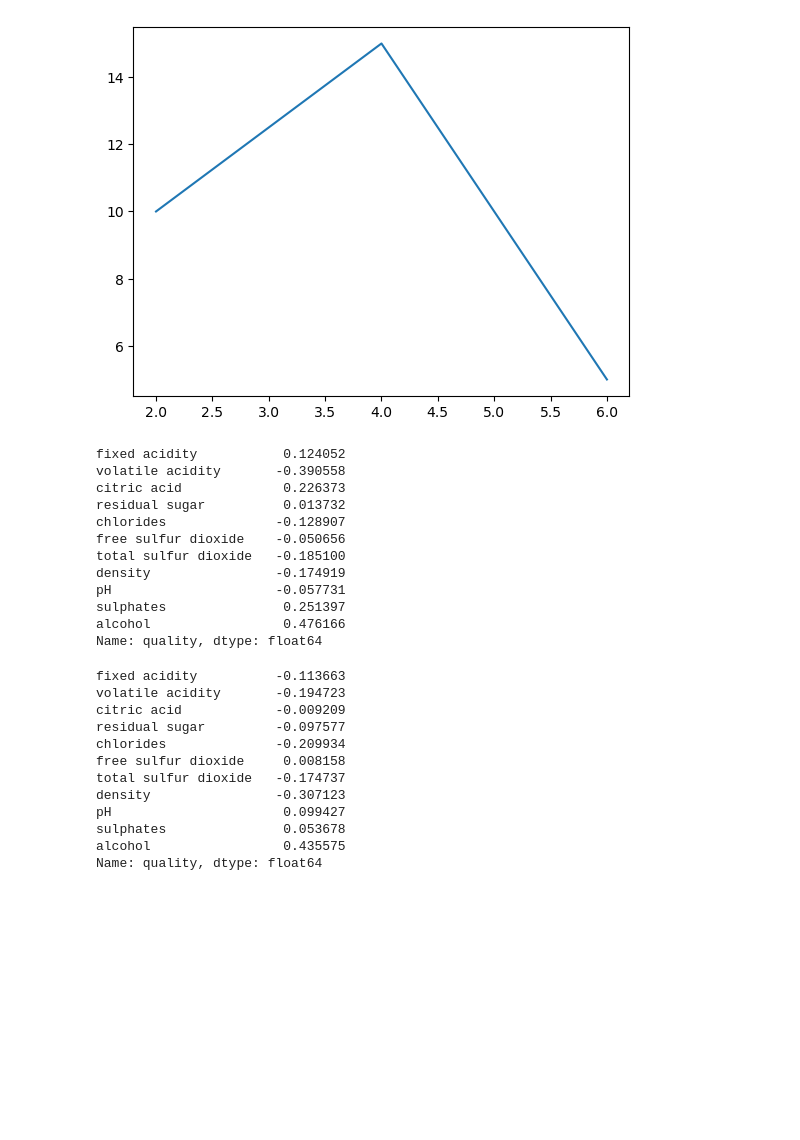
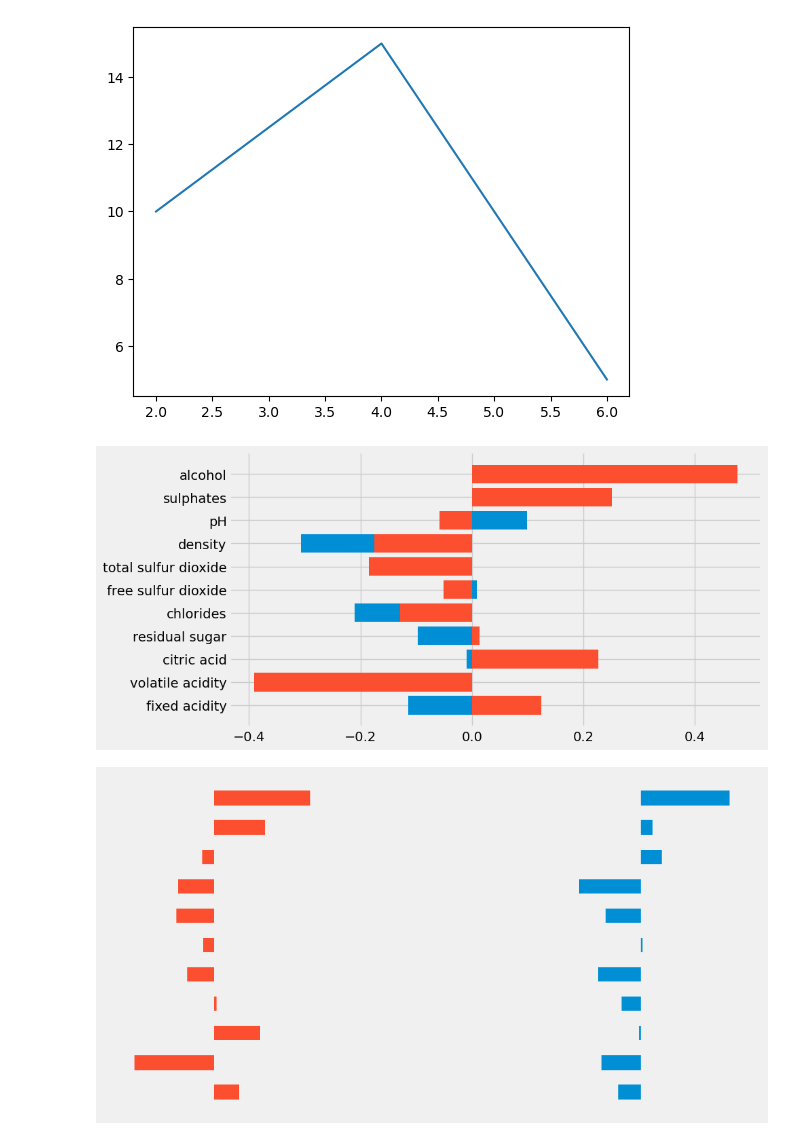
Before and after one commit to dev-alissonalves/data-scientist-dataquest, a Jupyter notebook: part02 - data_analysis_and_visualization/3-telling-stories-using-data-visualization/notebooks/03-matplotlib_styles_five_thirty_eight_case.ipynb, the cells around one changed output. Cells and saved outputs as stored; diff of their text form; code cells hidden in the pictures; blank space fills up the shorter version.

```diff
--- a/part02 - data_analysis_and_visualization/3-telling-stories-using-data-visualization/notebooks/03-matplotlib_styles_five_thirty_eight_case.ipynb
+++ b/part02 - data_analysis_and_visualization/3-telling-stories-using-data-visualization/notebooks/03-matplotlib_styles_five_thirty_eight_case.ipynb
@@ -49,41 +49,57 @@ plt.show()
 [figure]
 [figure]
 # %%
+# Wine Quality Dataset
+
 import pandas as pd
 
 red_wine = pd.read_csv('../dataset/winequality-red.csv', sep=';')
-red_wine.head(10)
+red_corr = red_wine.corr()['quality'][:-1]
 
-print(red_wine.corr()['quality'][:-1])
+positive_red = red_corr >= 0
+color_map_red = positive_red.map({True:'#33A1C9', False:'#ffae42'})
+
+# volatile acidity: 0.390558
+# alcohol: 0.476166
-# %% [output]
-fixed acidity           0.124052
-volatile acidity       -0.390558
-citric acid             0.226373
-residual sugar          0.013732
-chlorides              -0.128907
-free sulfur dioxide    -0.050656
-total sulfur dioxide   -0.185100
-density                -0.174919
-pH                     -0.057731
-sulphates               0.251397
-alcohol                 0.476166
-Name: quality, dtype: float64
 # %%
+# Wine Quality Dataset
+
 import pandas as pd
 
 white_wine = pd.read_csv('../dataset/winequality-white.csv', sep=';')
 white_corr = white_wine.corr()['quality'][:-1]
-white_corr
+positive_white = white_corr >= 0
+color_map_white = positive_white.map({True:'#33A1C9', False:'#ffae42'})
+
+# density: -0.307123
+# alcohol: 0.435575
-# %% [output]
-fixed acidity          -0.113663
-volatile acidity       -0.194723
-citric acid            -0.009209
-residual sugar         -0.097577
-chlorides              -0.209934
-free sulfur dioxide     0.008158
-total sulfur dioxide   -0.174737
-density                -0.307123
-pH                      0.099427
-sulphates               0.053678
-alcohol                 0.435575
-Name: quality, dtype: float64
+# %%
+# Style FiveThirtyEight
+
+style.use('fivethirtyeight')
+
+fig, ax = plt.subplots(figsize=(9, 5))
+
+ax.barh(white_corr.index, white_corr)
+ax.barh(red_corr.index, red_corr)
+
+plt.show()
+# %% [output]
+[figure, added]
+# %%
+# Style FiveThirtyEight
+
+style.use('fivethirtyeight')
+
+fig, ax = plt.subplots(figsize=(9, 5))
+
+ax.barh(white_corr.index, white_corr, left = 2, height = 0.5)
+ax.barh(red_corr.index, red_corr, left = - 0.1, height = 0.5)
+ax.grid(visible = False)
+
+ax.set_xticklabels([])
+ax.set_yticklabels([])
+
+plt.show()
+# %% [output]
+[figure, added]
```
Also changed, not shown: parts of 6 cells of this notebook, 1 other file.
